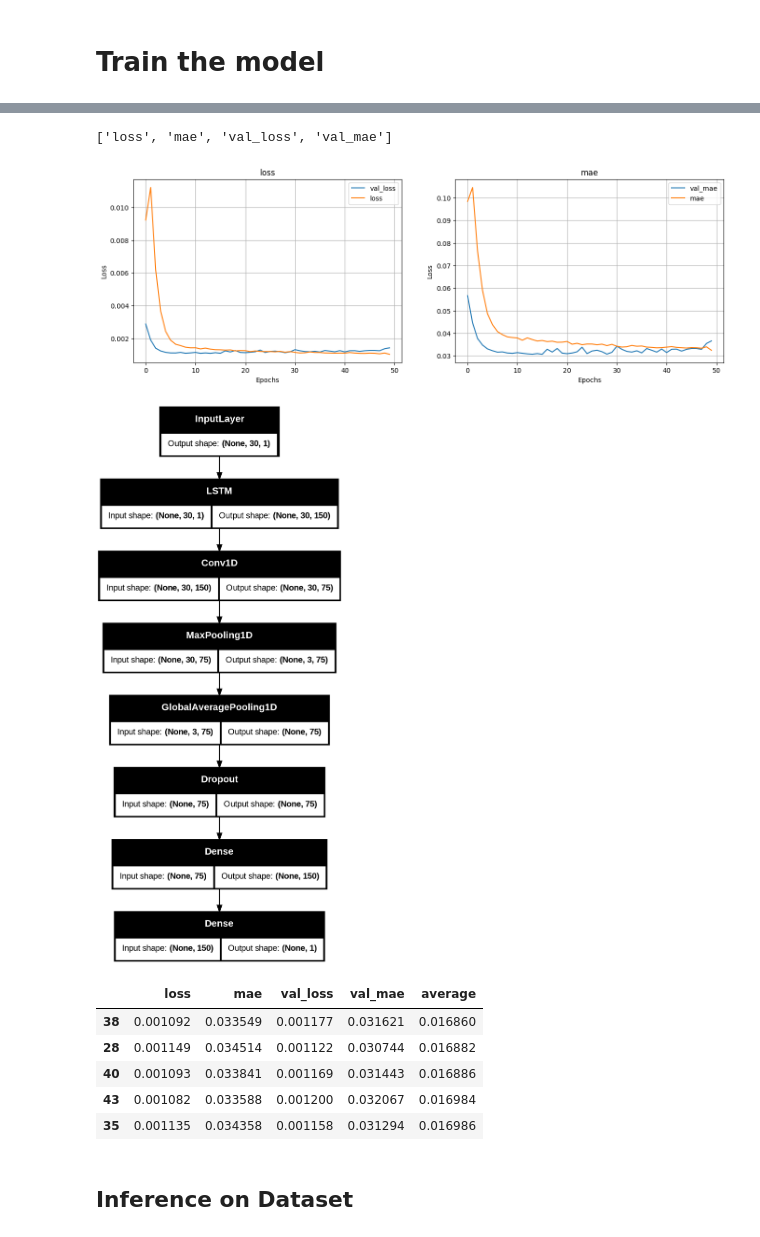
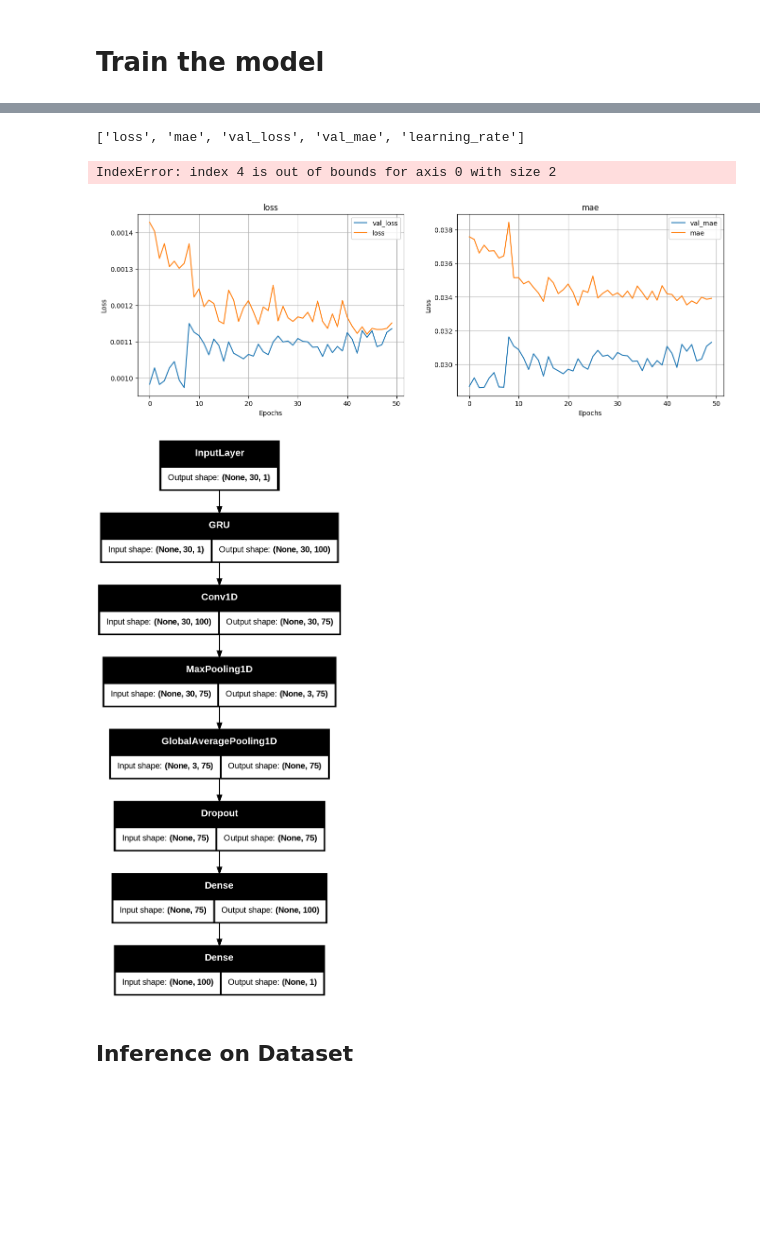
Before and after one commit to sayid-alt/usd_idr_exchange_prediction, a Jupyter notebook: Prediction_Analysis.ipynb, the cells around one changed output, grey strips where cells are left out. Saved outputs shown, nothing was run; the diff lists cells and outputs as text; code cells hidden in the pictures; blank space fills up the shorter version.

```diff
--- a/Prediction_Analysis.ipynb
+++ b/Prediction_Analysis.ipynb
@@ -552,9 +580,9 @@ lr_reducer = tf.keras.callbacks.ReduceLROnPlateau(
 )
 # %%
 # Fit the model
-history = model.fit(train_idrx,
-                    epochs=50,
-                    validation_data=valid_idrx,
-                    batch_size=BATCH_SIZE, callbacks=[lr_reducer])
+history_lstm = model_lstm.fit(train_idrx,
+                         epochs=50,
+                         validation_data=valid_idrx,
+                         batch_size=BATCH_SIZE, callbacks=[lr_reducer])
 # %% [output]
 Epoch 1/50
@@ -757,8 +931,13 @@ for hp in best_hps:
 # %%
 # Build the model with the best hp.
+# best_lstm_model = model_lstm_tuner(best_lstm_hps[0], key='lstm')
+# best_gru_model = model_lstm_tuner(best_gru_hps[0], key='gru')
+tf.keras.config.enable_unsafe_deserialization()
 
-best_model = build_hp_tuner(best_hps[0])
-tf.keras.config.enable_unsafe_deserialization()
-# best_model = tf.keras.models.load_model('/kaggle/input/best_tuner_model/keras/default/1/best_model.keras')
-best_model.summary()
+
+best_lstm_model = tf.keras.models.load_model('/kaggle/input/idrx_models/keras/default/1/best_model_tuned_bayes_lstm_10.keras')
+best_lstm_model.summary()
+
+best_gru_model = tf.keras.models.load_model('/kaggle/input/idrx_models/keras/default/1/best_model_tuned_bayes_gru_10.keras')
+best_gru_model.summary()
 # %% [output]
@@ -800,10 +1004,13 @@ lr_reducer = tf.keras.callbacks.ReduceLROnPlateau(
     min_lr=0.0001,
 )
 # %%
-# Fit the model
-history = best_model.fit(train_idrx,
-                    epochs=50,
-                    validation_data=valid_idrx,
-                    batch_size=BATCH_SIZE)
+# @title Fit LSTM the model
+history_tuned_lstm = best_lstm_model.fit(
+    train_idrx,
+    epochs=50,
+    validation_data=valid_idrx,
+    batch_size=BATCH_SIZE,
+    callbacks=[lr_reducer]
+)
 # %% [output]
 Epoch 1/50
@@ -825,0 +1035,9 @@ Epoch 50/50
+# %%
+# @title Fit GRU the model
+history_tuned_gru = best_gru_model.fit(
+    train_idrx,
+    epochs=50,
+    validation_data=valid_idrx,
+    batch_size=BATCH_SIZE,
+    callbacks=[lr_reducer]
+)
@@ -852,25 +1098,17 @@ def plot_history(history):
 # %%
-plot_history(history)
+plot_history(history_tuned_gru)
 # %% [output]
-['loss', 'mae', 'val_loss', 'val_mae']
+['loss', 'mae', 'val_loss', 'val_mae', 'learning_rate']
+IndexError: index 4 is out of bounds for axis 0 with size 2
-[figure, old version]
+[figure, new version]
 # %%
-best_model.save('best_model_hp_trained_10.keras')
-tf.keras.utils.plot_model(best_model, to_file='model_graph.png', show_shapes=True)
+best_lstm_model.save('best_lstm_model_hp_trained_10.keras')
+tf.keras.utils.plot_model(best_lstm_model, to_file='model_graph_lstm_tuned.png', show_shapes=True)
+
+best_gru_model.save('best_gru_model_tuned_bayes_trained_10.keras')
+tf.keras.utils.plot_model(best_gru_model, to_file='model_graph_gru_tuned.png', show_shapes=True)
 # %% [output]
-[figure, old version]
+[figure, new version]
-# %%
-history_data = history.history
-history_df = pd.DataFrame(history_data, columns=history_data.keys())
-history_df['average'] = history_df.mean(axis=1)
-history_df.sort_values(by='average', ascending=True).head()
-# %% [output]
-|  | loss | mae | val_loss | val_mae | average |
-| 38 | 0.001092 | 0.033549 | 0.001177 | 0.031621 | 0.016860 |
-| 28 | 0.001149 | 0.034514 | 0.001122 | 0.030744 | 0.016882 |
-| 40 | 0.001093 | 0.033841 | 0.001169 | 0.031443 | 0.016886 |
-| 43 | 0.001082 | 0.033588 | 0.001200 | 0.032067 | 0.016984 |
-| 35 | 0.001135 | 0.034358 | 0.001158 | 0.031294 | 0.016986 |
 # %% [markdown]
 ## Inference on Dataset
 # %%
```
Also changed, not shown: parts of 49 cells of this notebook.
